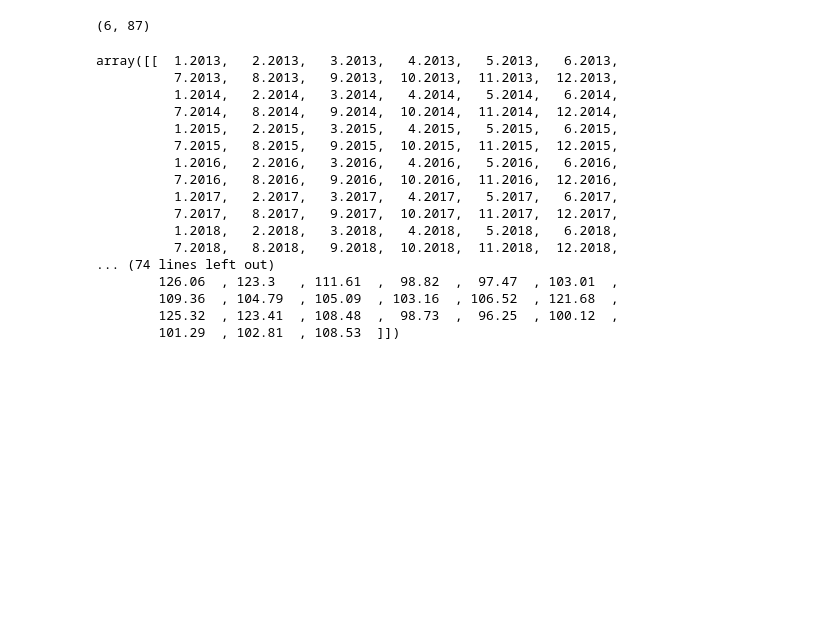
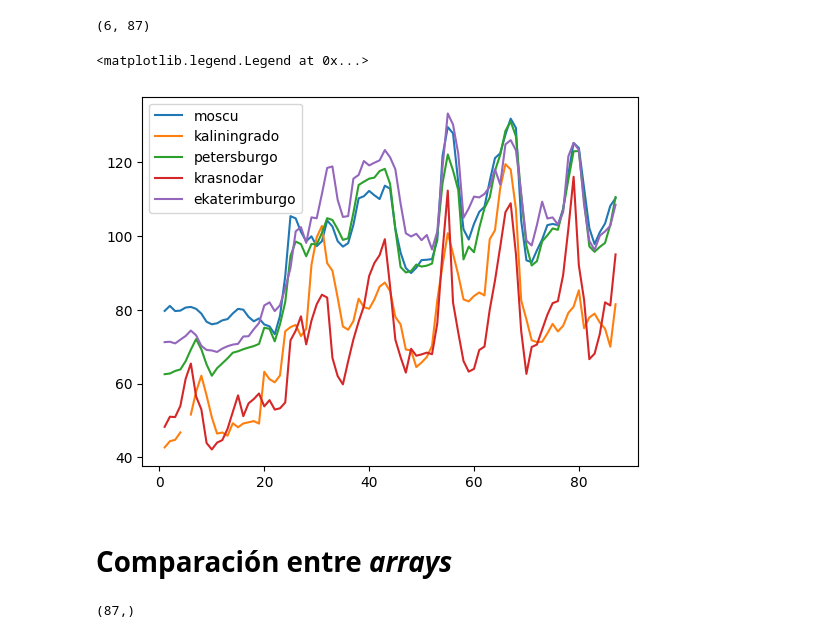
Before and after one commit to francisco-gamez/learning_NumPy, a Jupyter notebook: Numpy.ipynb, the cells around one changed output. Drawn from its saved outputs; the diff is of its cells as text; code cells hidden in the pictures; blank space fills up the shorter version.

```diff
--- a/Numpy.ipynb
+++ b/Numpy.ipynb
@@ -42,25 +42,35 @@ datos.ndim
 datos.shape
 # %% [output]
 (6, 87)
-# %%
-datos
-# %% [output]
-array([[  1.2013,   2.2013,   3.2013,   4.2013,   5.2013,   6.2013,
-          7.2013,   8.2013,   9.2013,  10.2013,  11.2013,  12.2013,
-          1.2014,   2.2014,   3.2014,   4.2014,   5.2014,   6.2014,
-          7.2014,   8.2014,   9.2014,  10.2014,  11.2014,  12.2014,
-          1.2015,   2.2015,   3.2015,   4.2015,   5.2015,   6.2015,
-          7.2015,   8.2015,   9.2015,  10.2015,  11.2015,  12.2015,
-          1.2016,   2.2016,   3.2016,   4.2016,   5.2016,   6.2016,
-          7.2016,   8.2016,   9.2016,  10.2016,  11.2016,  12.2016,
-          1.2017,   2.2017,   3.2017,   4.2017,   5.2017,   6.2017,
-          7.2017,   8.2017,   9.2017,  10.2017,  11.2017,  12.2017,
-          1.2018,   2.2018,   3.2018,   4.2018,   5.2018,   6.2018,
-          7.2018,   8.2018,   9.2018,  10.2018,  11.2018,  12.2018,
-... (74 lines left out)
-        126.06  , 123.3   , 111.61  ,  98.82  ,  97.47  , 103.01  ,
-        109.36  , 104.79  , 105.09  , 103.16  , 106.52  , 121.68  ,
-        125.32  , 123.41  , 108.48  ,  98.73  ,  96.25  , 100.12  ,
-        101.29  , 102.81  , 108.53  ]])
 # %%
 datos_transpuestos = datos.T
+# %%
+#                       filas, columnas
+fechas = datos_transpuestos[:,0]
+precios = datos_transpuestos[:,1:]
+# %%
+import matplotlib.pyplot as plt
+
+fechas = np.arange(1 , 88, 1)
+moscu = precios[:,0]
+kaliningrado = precios[:,1]
+petersburgo = precios[:,2]
+krasnodar = precios[:,3]
+ekaterimburgo = precios[:,4]
+
+
+plt.plot(fechas, moscu)
+plt.plot(fechas, kaliningrado)
+plt.plot(fechas, petersburgo)
+plt.plot(fechas, krasnodar)
+plt.plot(fechas, ekaterimburgo)
+plt.legend(['moscu', 'kaliningrado', 'petersburgo', 'krasnodar', 'ekaterimburgo'])
+# %% [output]
+<matplotlib.legend.Legend at 0x...>
+[figure, added]
+# %% [markdown]
+# Comparación entre *arrays*
+# %%
+moscu.shape
+# %% [output]
+(87,)
```
Also changed, not shown: parts of 3 cells of this notebook.
